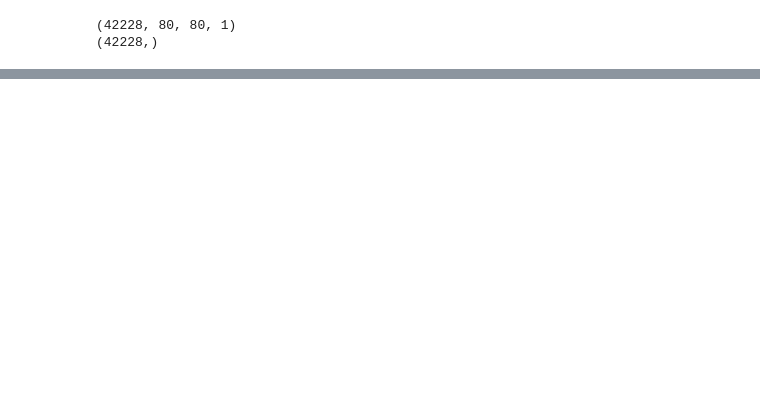
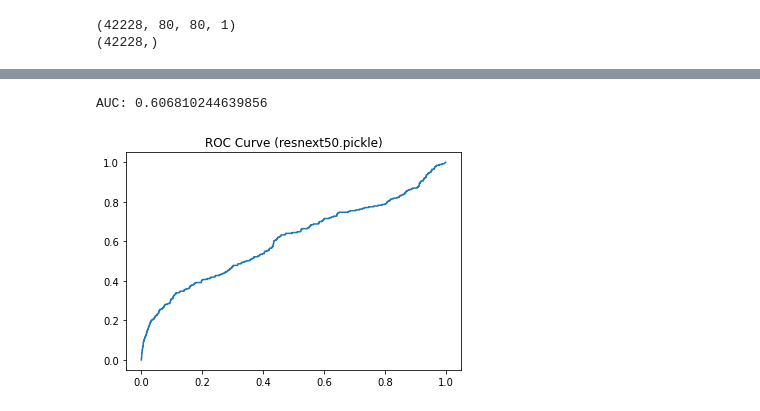
Before and after one commit to nisaruj/Chemception-plus, a Jupyter notebook: Chemception.ipynb, the cells around one changed output, grey strips where cells are left out. Cells and saved outputs as stored; diff of their text form; code cells hidden in the pictures; blank space fills up the shorter version.

```diff
--- a/Chemception.ipynb
+++ b/Chemception.ipynb
@@ -247,0 +252,9 @@ Counter({False: 33927, True: 1263}) Counter({False: 6786, True: 252})
+# %%
+with open('split_data.pickle', 'wb') as handle:
+  data = {
+    "X_train": X_train,
+    "X_test": X_test,
+    "y_train": y_train,
+    "y_test": y_test
+  }
+  pickle.dump(data, handle, protocol=pickle.HIGHEST_PROTOCOL)
@@ -247,0 +282,7 @@ Counter({False: 33927, True: 1263}) Counter({False: 6786, True: 252})
+# %%
+# train
+model_name = 'resnext50'
+model = get_model(model_name)
+model.compile(optimizer='RMSprop', loss='binary_crossentropy', metrics=['accuracy'])
+model.fit(X_train, y_train, validation_data=(X_test, y_test))
+model.save(model_name + '.h5')
@@ -247,0 +294,30 @@ Counter({False: 33927, True: 1263}) Counter({False: 6786, True: 252})
+# %%
+from sklearn.metrics import roc_curve, auc
+import matplotlib.pyplot as plt
+
+def benchmark(model, filename='result.pickle'):
+  y_pred = model.predict(X_test)
+  fpr, tpr, thresholds = roc_curve(y_test, y_pred)
+  auc_score = auc(fpr, tpr)
+  print('AUC:', auc_score)
+  result = {
+      "auc": auc_score,
+      "fpr": fpr,
+      "tpr": tpr,
+      "thresholds": thresholds
+  }
+  with open(filename, 'wb') as handle:
+    pickle.dump(result, handle, protocol=pickle.HIGHEST_PROTOCOL)
+
+  plt.plot(fpr, tpr)
+  plt.title("ROC Curve (%s)" % (filename,))
+  plt.show()
+# %%
+from tensorflow.keras.models import load_model
+
+model_name = 'resnext50'
+# model = load_model(model_name + '.h5')
+benchmark(model, model_name + '.pickle')
+# %% [output]
+AUC: 0.606810244639856
+[figure, added]
```
Also changed, not shown: parts of 11 cells of this notebook.
